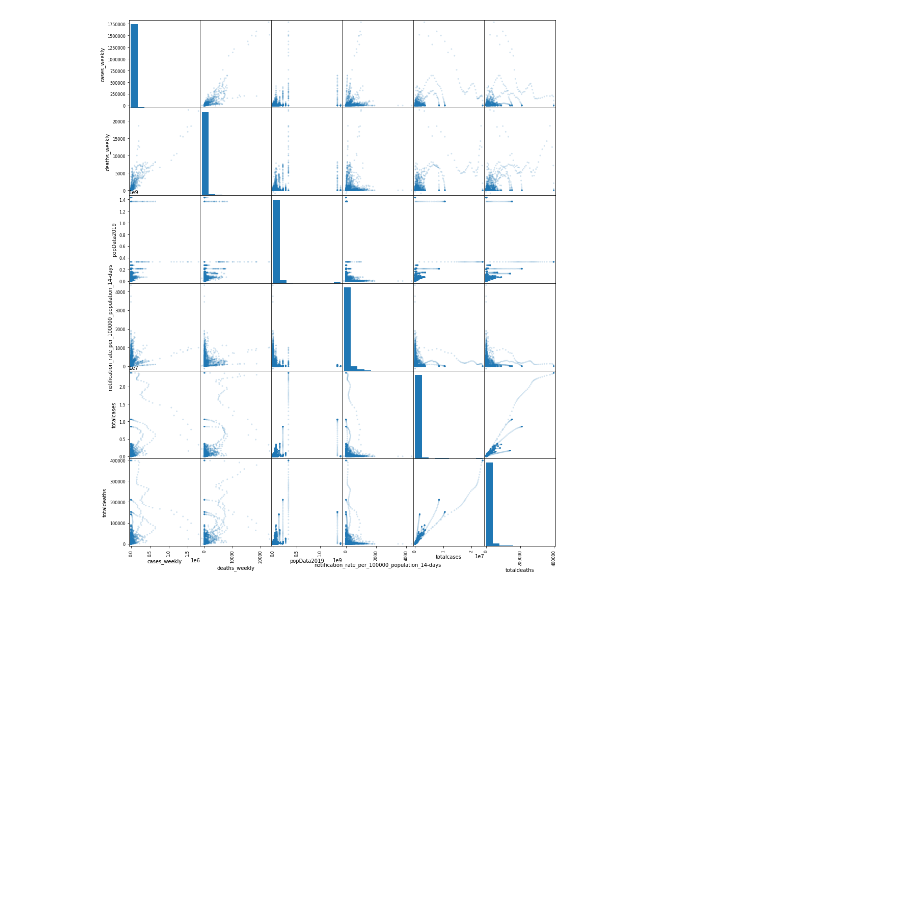
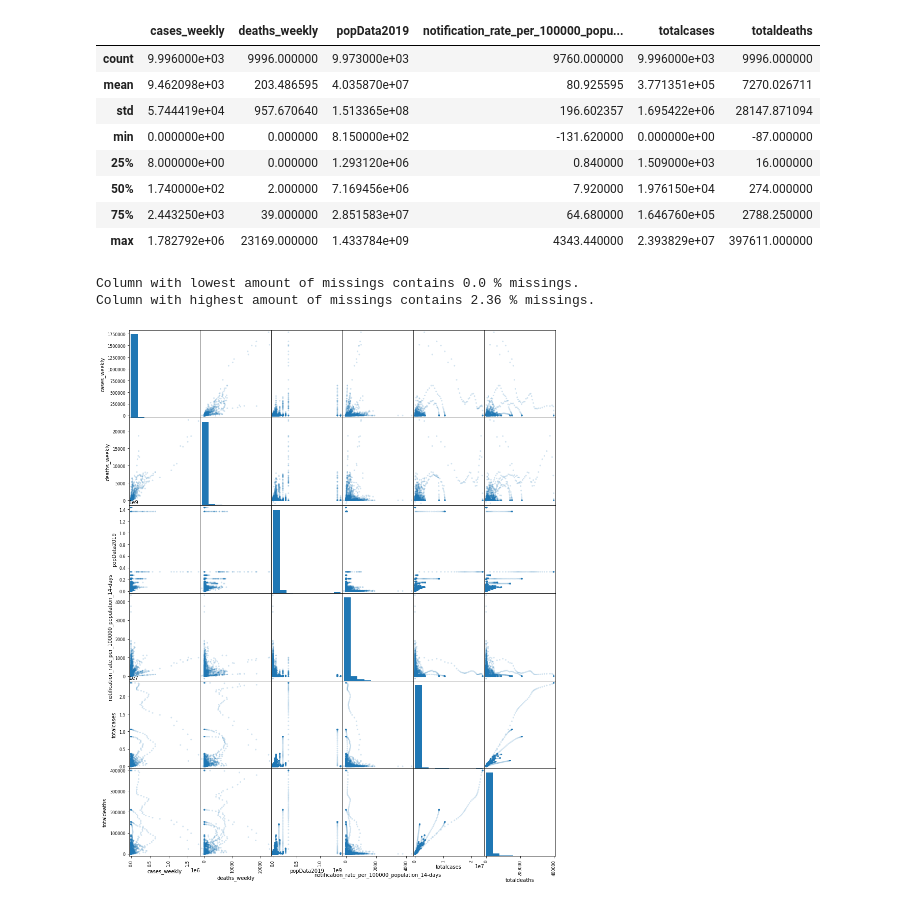
Before and after one commit to yogeshpv/DataScience, a Jupyter notebook: MSDS422_PracticalML/Assignment1/CovidAnalysis.ipynb, the cells around one changed output. Drawn from its saved outputs; the diff is of its cells as text; code cells hidden in the pictures; blank space fills up the shorter version.

```diff
--- a/MSDS422_PracticalML/Assignment1/CovidAnalysis.ipynb
+++ b/MSDS422_PracticalML/Assignment1/CovidAnalysis.ipynb
@@ -34,3 +46,22 @@ df.head(100)
+# %%
+df.describe()
+# %% [output]
+|  | cases_weekly | deaths_weekly | popData2019 | notification_rate_per_100000_popu... | totalcases | totaldeaths |
+| count | 9.996000e+03 | 9996.000000 | 9.973000e+03 | 9760.000000 | 9.996000e+03 | 9996.000000 |
+| mean | 9.462098e+03 | 203.486595 | 4.035870e+07 | 80.925595 | 3.771351e+05 | 7270.026711 |
+| std | 5.744419e+04 | 957.670640 | 1.513365e+08 | 196.602357 | 1.695422e+06 | 28147.871094 |
+| min | 0.000000e+00 | 0.000000 | 8.150000e+02 | -131.620000 | 0.000000e+00 | -87.000000 |
+| 25% | 8.000000e+00 | 0.000000 | 1.293120e+06 | 0.840000 | 1.509000e+03 | 16.000000 |
+| 50% | 1.740000e+02 | 2.000000 | 7.169456e+06 | 7.920000 | 1.976150e+04 | 274.000000 |
+| 75% | 2.443250e+03 | 39.000000 | 2.851583e+07 | 64.680000 | 1.646760e+05 | 2788.250000 |
+| max | 1.782792e+06 | 23169.000000 | 1.433784e+09 | 4343.440000 | 2.393829e+07 | 397611.000000 |
+# %%
+temp = df.isna().sum()/(len(df))*100
+print("Column with lowest amount of missings contains {} % missings.".format(temp.min()))
+print("Column with highest amount of missings contains {} % missings.".format(round(temp.max(),2)))
+# %% [output]
+Column with lowest amount of missings contains 0.0 % missings.
+Column with highest amount of missings contains 2.36 % missings.
 # %%
 summary = df.groupby('countriesAndTerritories')\
             .agg({'deaths_weekly':np.sum,'cases_weekly':np.sum,'popData2019':np.mean})\
```
Also changed, not shown: parts of 16 cells of this notebook.
